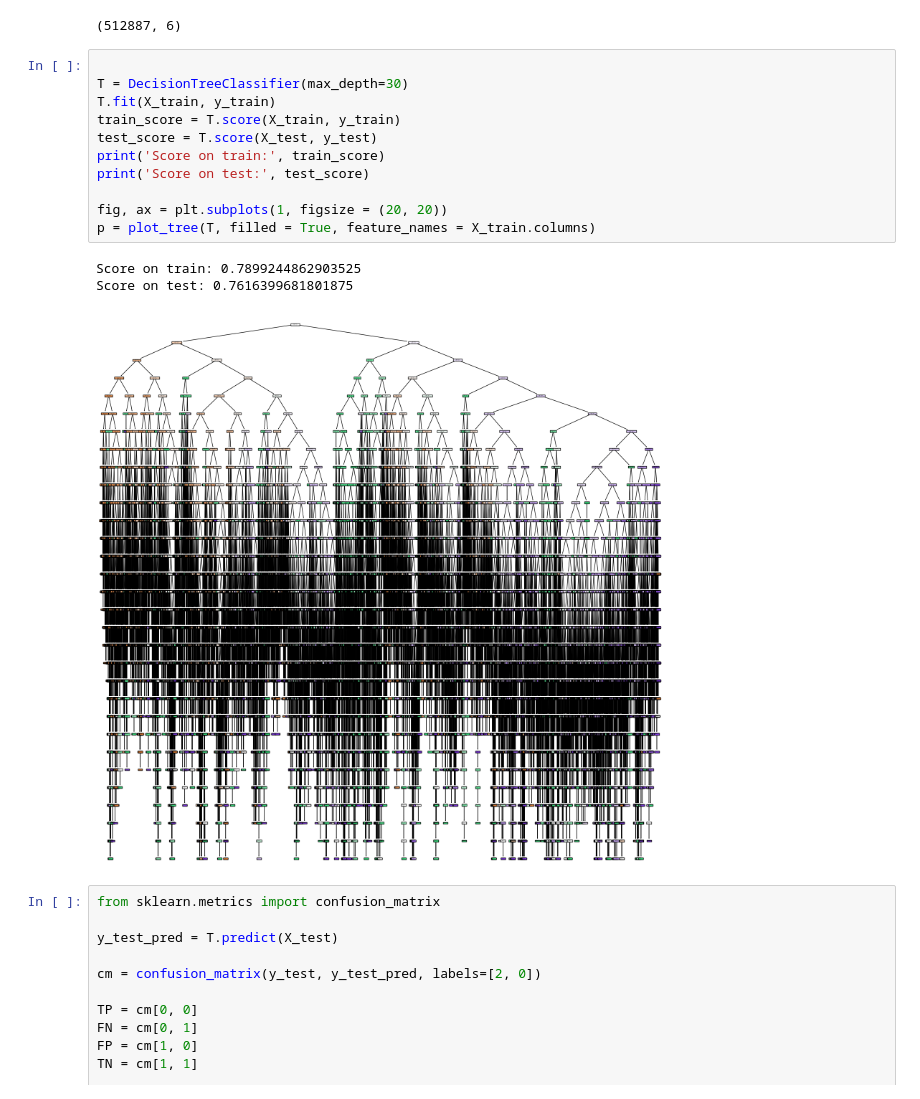
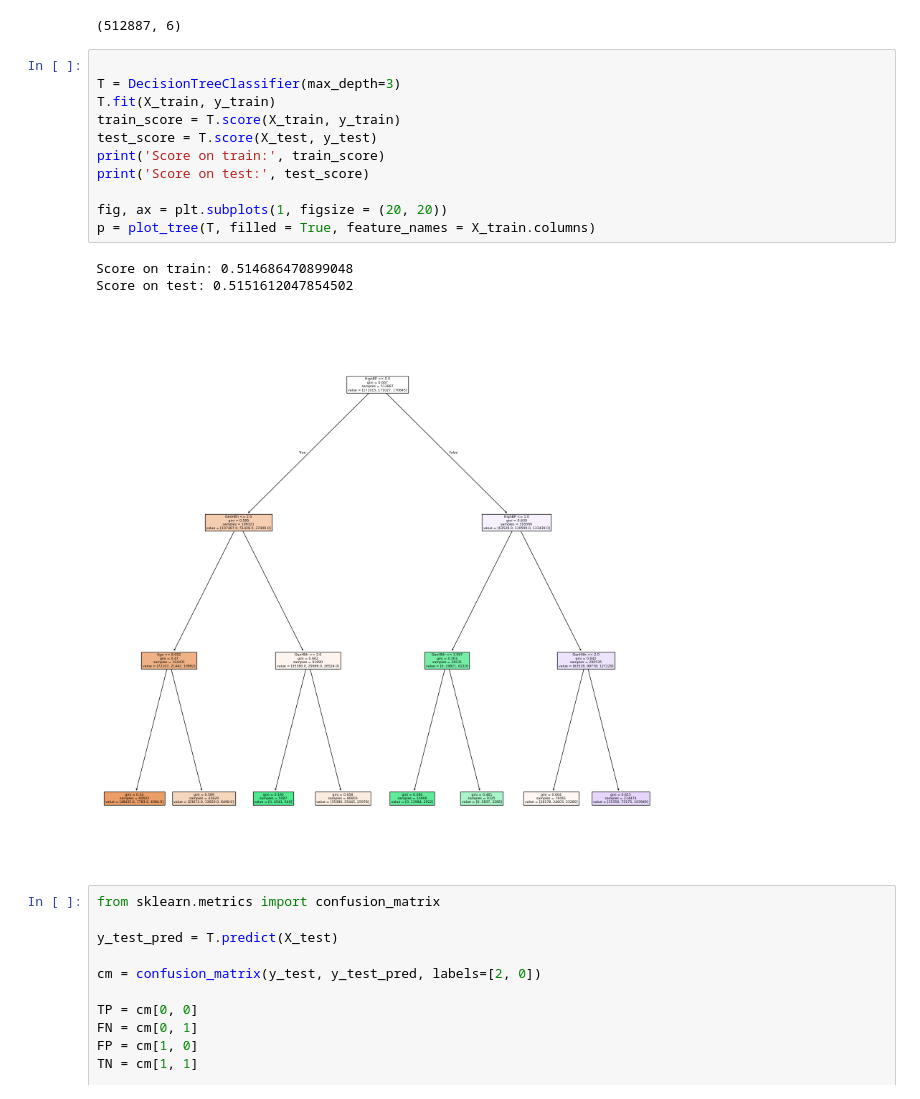
Before and after one commit to suhasp3/DiabetesClassifier, a Jupyter notebook: SMOTE Balancing.ipynb, the cells around one changed output. Cells and saved outputs as stored; diff of their text form.

Commit message:
Added visualizations and stats

```diff
--- a/SMOTE Balancing.ipynb
+++ b/SMOTE Balancing.ipynb
@@ -132,19 +132,19 @@ X_train.shape
 (512887, 6)
 # %%
 
-T = DecisionTreeClassifier(max_depth=30)
+T = DecisionTreeClassifier(max_depth=3)
 T.fit(X_train, y_train)
 train_score = T.score(X_train, y_train)
 test_score = T.score(X_test, y_test)
 print('Score on train:', train_score)
 print('Score on test:', test_score)
 
 fig, ax = plt.subplots(1, figsize = (20, 20))
 p = plot_tree(T, filled = True, feature_names = X_train.columns)
 # %% [output]
-Score on train: 0.7899244862903525
-Score on test: 0.7616399681801875
+Score on train: 0.514686470899048
+Score on test: 0.5151612047854502
-[figure, old version]
+[figure, new version]
 # %%
 from sklearn.metrics import confusion_matrix
 
```
Also changed, not shown: 3 other files.
